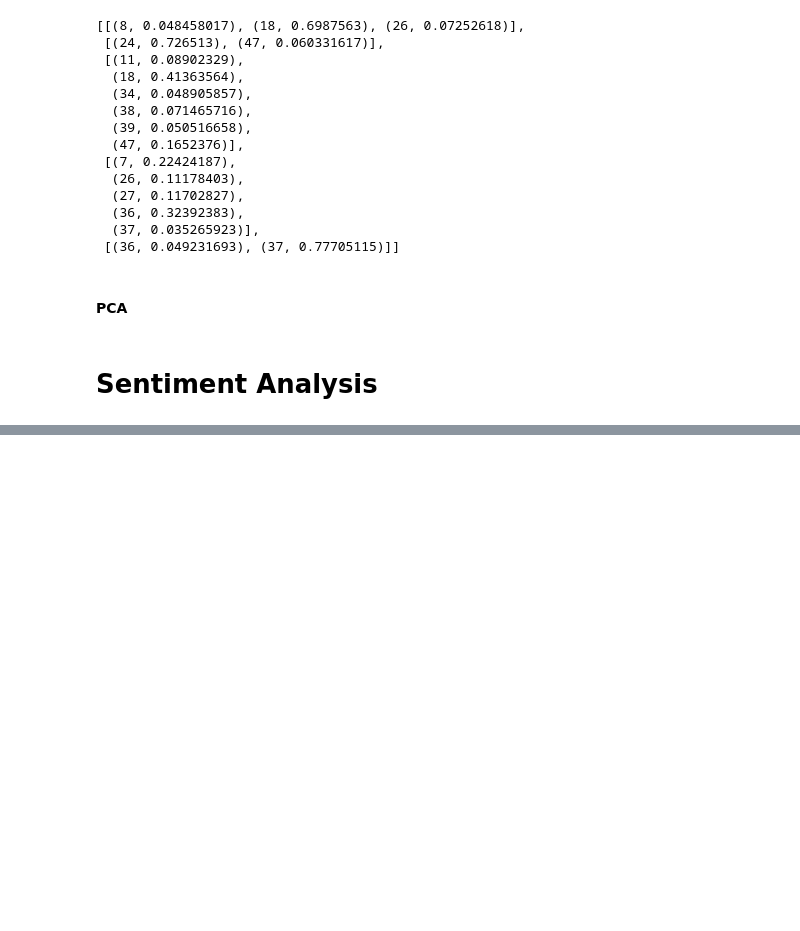
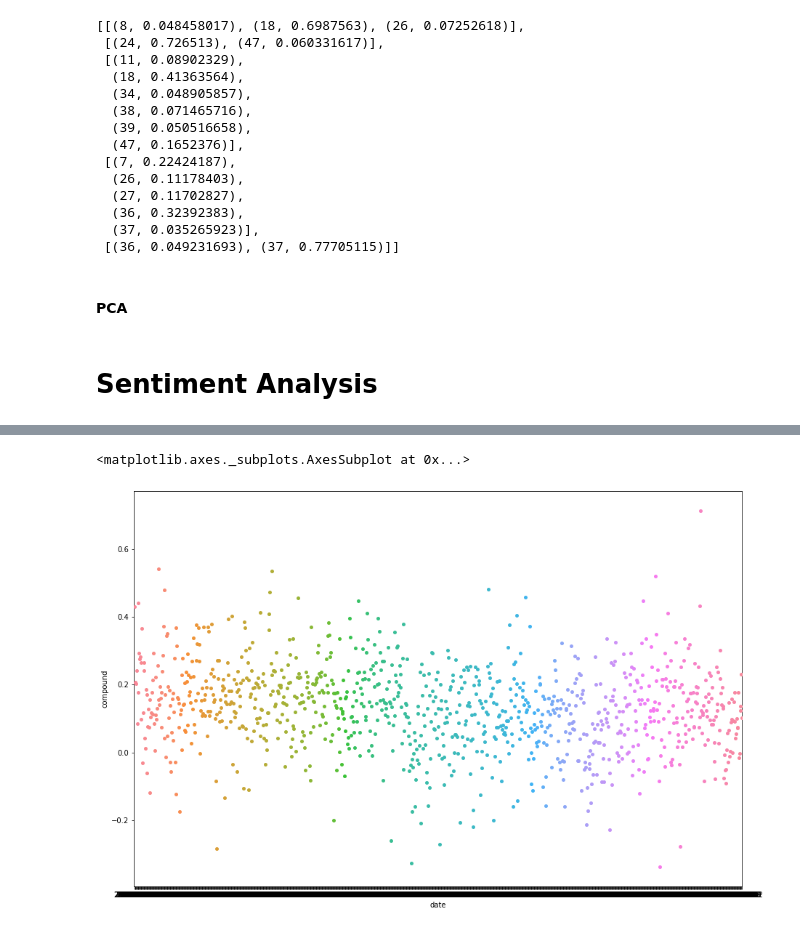
Before and after one commit to silvernine209/nlp_bitcoin_trading, a Jupyter notebook: bitcoin_trader_v2.ipynb, the cells around one changed output, grey strips where cells are left out. Saved outputs shown, nothing was run; the diff lists cells and outputs as text; code cells hidden in the pictures; blank space fills up the shorter version.

```diff
--- a/bitcoin_trader_v2.ipynb
+++ b/bitcoin_trader_v2.ipynb
@@ -760,0 +798,4 @@ df_news_clean = pd.concat([df_news_clean,df_sentiment],axis=1)
+# %%
+# get daily sentiment score by getting mean of sentiments
+daily_sentiment = df_news_clean.groupby(['date'], as_index=False).mean().copy()
+daily_sentiment.head()
@@ -760,0 +809,6 @@ df_news_clean = pd.concat([df_news_clean,df_sentiment],axis=1)
+# %%
+plt.figure(figsize=(15,10))
+sns.swarmplot(x='date',y='compound',data=daily_sentiment)
+# %% [output]
+<matplotlib.axes._subplots.AxesSubplot at 0x...>
+[figure, added]
```
Also changed, not shown: parts of 28 cells of this notebook.
